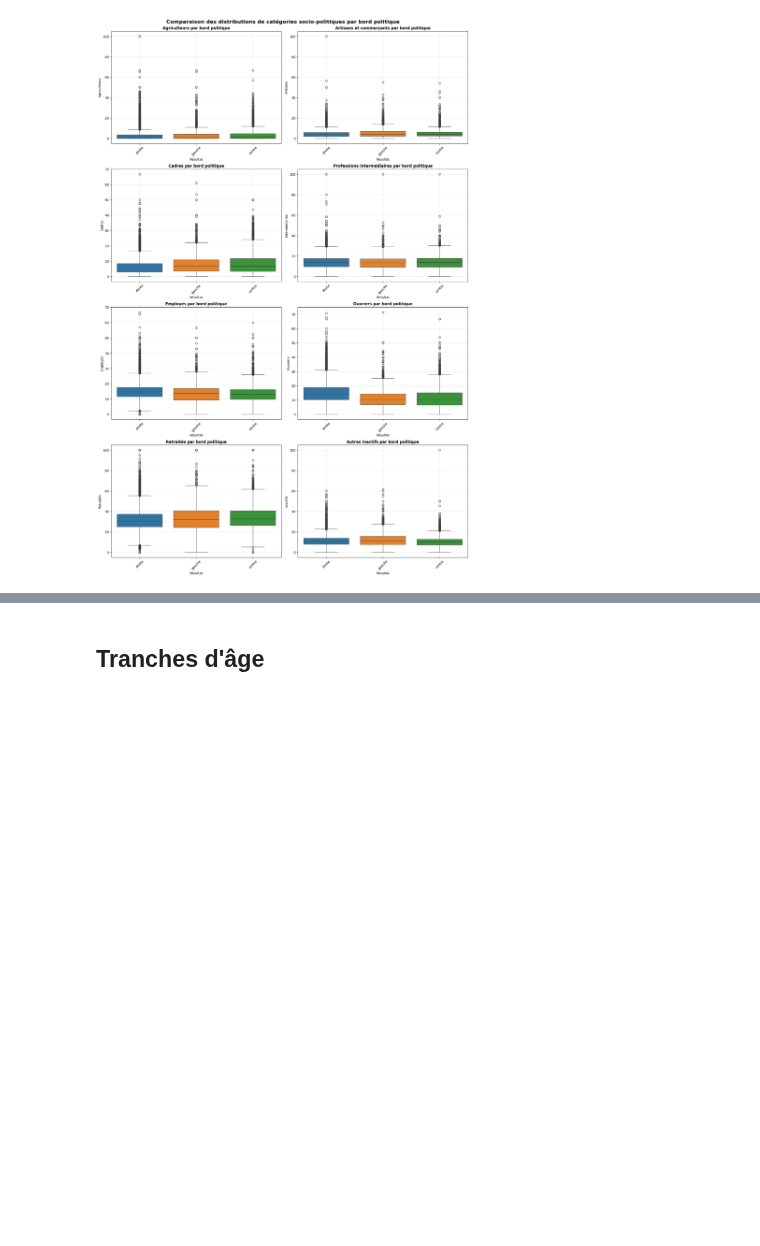
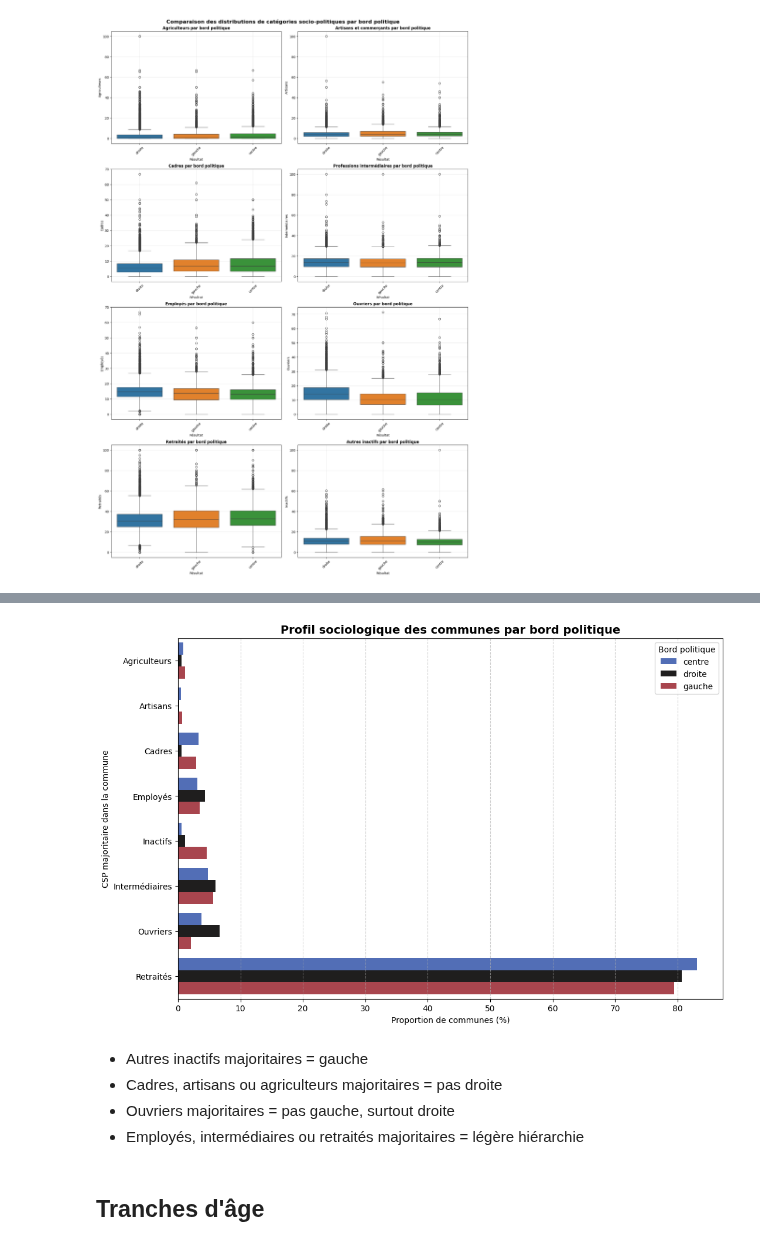
Before and after one commit to AlexandreCrestien/political-prediction, a Jupyter notebook: eda/eda_v2.ipynb, the cells around one changed output, grey strips where cells are left out. Drawn from its saved outputs; the diff is of its cells as text; code cells hidden in the pictures; blank space fills up the shorter version.

```diff
--- a/eda/eda_v2.ipynb
+++ b/eda/eda_v2.ipynb
@@ -196,2 +199,36 @@ plt.show()
+# %%
+cols_groups = ['Agriculteurs', 'Artisans', 'Cadres', 'Intermédiaires', 'Employés', 'Ouvriers', 'Etudiants', 'Retraités', 'Inactifs']
+mask = df_csp[cols_groups].notna().any(axis=1)
+df_csp.loc[mask, 'Majorité'] = df_csp.loc[mask, cols_groups].idxmax(axis=1)
+
+# 1. Préparation des données : on calcule le % de chaque CSP au sein de chaque bord
+df_counts = df_csp.groupby(['Résultat', 'Majorité']).size().reset_index(name='count')
+df_counts['densité'] = df_counts.groupby('Résultat')['count'].transform(lambda x: x / x.sum() * 100)
+
+
+plt.figure(figsize=(12, 8))
+
+sns.barplot(
+    data=df_counts,
+    y='Majorité',      # Les CSP sur l'axe Y
+    x='densité',       # La proportion sur l'axe X
+    hue='Résultat',    # Les 3 barres par catégorie
+    palette='icefire'
+)
+
+plt.title('Profil sociologique des communes par bord politique', fontweight='bold', fontsize=14)
+plt.xlabel('Proportion de communes (%)')
+plt.ylabel('CSP majoritaire dans la commune')
+plt.legend(title='Bord politique')
+plt.grid(axis='x', linestyle='--', alpha=0.6)
+
+plt.show()
+# %% [output]
+[figure, added]
+# %% [markdown]
+- Autres inactifs majoritaires = gauche
+- Cadres, artisans ou agriculteurs majoritaires = pas droite
+- Ouvriers majoritaires = pas gauche, surtout droite
+- Employés, intermédiaires ou retraités majoritaires = légère hiérarchie
 # %% [markdown]
 ## Tranches d'âge
```
Also changed, not shown: parts of 14 cells of this notebook.
